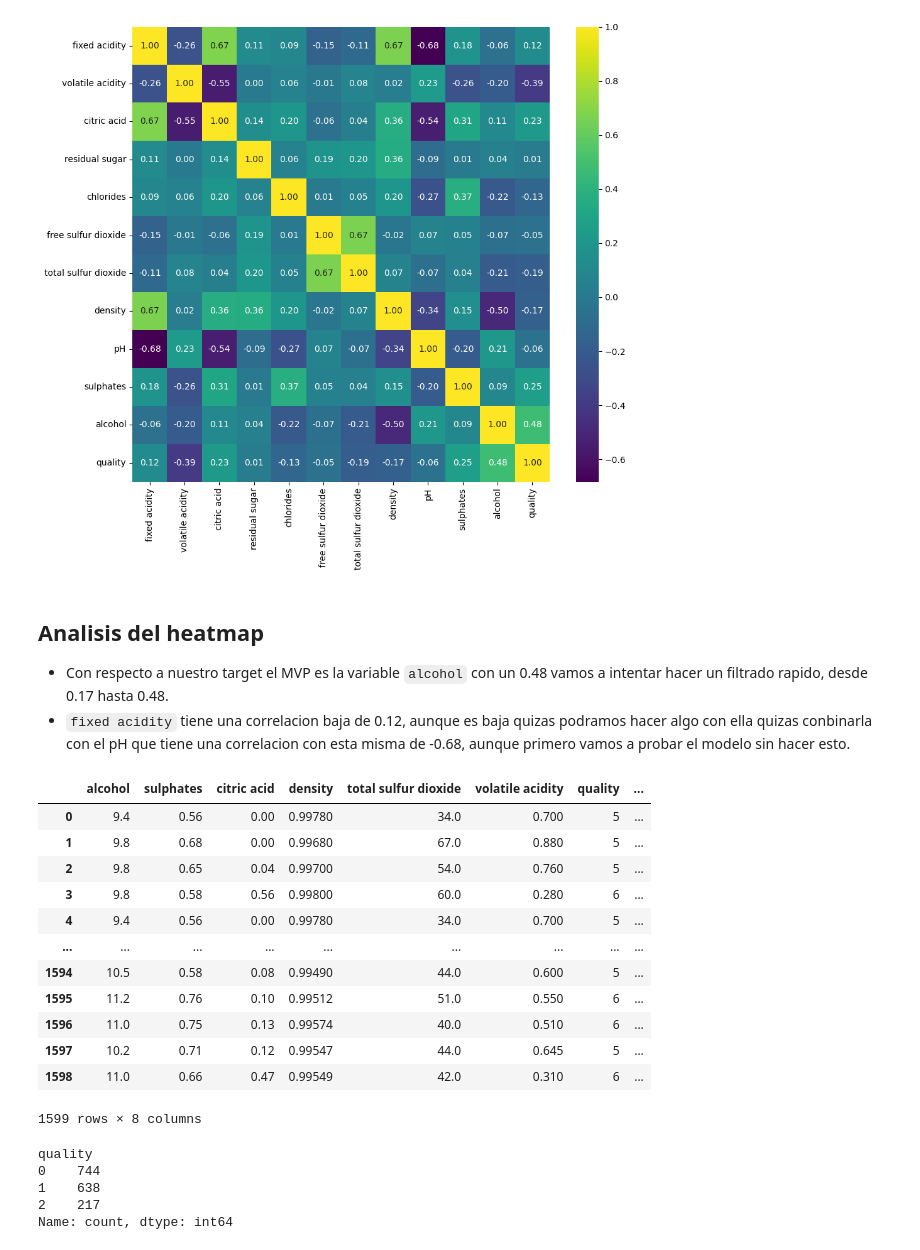
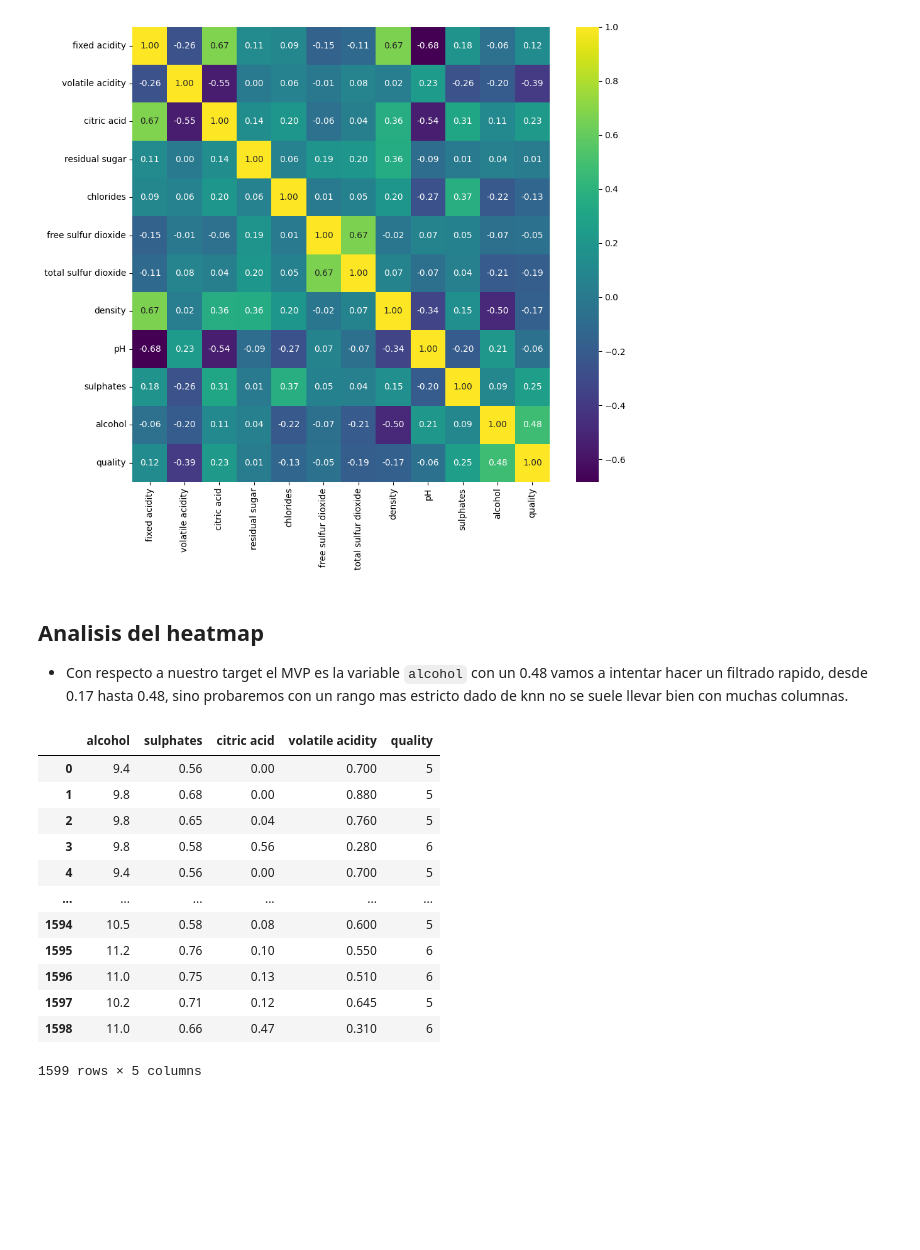
Before and after one commit to 4GeeksAcademy/andrupax94-intro-ml, a Jupyter notebook: src/08-k-nearest-neighbours-winequality-red.ipynb, the cells around one changed output. Saved outputs shown, nothing was run; the diff lists cells and outputs as text; code cells hidden in the pictures; blank space fills up the shorter version.

```diff
--- a/src/08-k-nearest-neighbours-winequality-red.ipynb
+++ b/src/08-k-nearest-neighbours-winequality-red.ipynb
@@ -121,48 +126,28 @@ plt.show()
 [figure]
 # %% [markdown]
 ## Analisis del heatmap
-* Con respecto a nuestro target el MVP es la variable `alcohol` con un 0.48 vamos a intentar hacer un filtrado rapido, desde 0.17 hasta 0.48.
-* `fixed acidity` tiene una correlacion baja de 0.12, aunque es baja quizas podramos hacer algo con ella quizas conbinarla con el pH que tiene una correlacion con esta misma de -0.68, aunque primero vamos a probar el modelo sin hacer esto.
+* Con respecto a nuestro target el MVP es la variable `alcohol` con un 0.48 vamos a intentar hacer un filtrado rapido, desde 0.17 hasta 0.48, sino probaremos con un rango mas estricto dado de knn no se suele llevar bien con muchas columnas.
-# %%
-# Como dijimos vamos a combinar fixed acidity con el pH vamos a intentar hacer dos cosas multiplicarlos y dividirlos entre si a ver cual nos arroja mejor resultado.
-df['acid_ph_ratio'] = df['fixed acidity'] / df['pH']
-df['acid_interaction'] = df['fixed acidity'] * df['pH']
-target = df.pop('quality')
-df['quality'] = target
 # %%
 #Hacemos el filtrado rapido con "between"
 correlaciones = df.corr()['quality'].sort_values(ascending = False)
-correlaciones = correlaciones[correlaciones.abs().between(0.16, 0.49)]
+# correlaciones = correlaciones[correlaciones.abs().between(0.17, 0.49)] # Comentado porque el rango 0.17-0.49 no arrojaba buenos resultados
+correlaciones = correlaciones[correlaciones.abs().between(0.22, 0.49)]
 df_corr = pd.concat([df[correlaciones.index], df['quality']], axis = 1)
-df_corr["acid_interaction"]=df["acid_interaction"]
 df_corr
 # %% [output]
-|  | alcohol | sulphates | citric acid | density | total sulfur dioxide | volatile acidity | quality | ... |
-| 0 | 9.4 | 0.56 | 0.00 | 0.99780 | 34.0 | 0.700 | 5 | ... |
-| 1 | 9.8 | 0.68 | 0.00 | 0.99680 | 67.0 | 0.880 | 5 | ... |
-| 2 | 9.8 | 0.65 | 0.04 | 0.99700 | 54.0 | 0.760 | 5 | ... |
-| 3 | 9.8 | 0.58 | 0.56 | 0.99800 | 60.0 | 0.280 | 6 | ... |
-| 4 | 9.4 | 0.56 | 0.00 | 0.99780 | 34.0 | 0.700 | 5 | ... |
-| ... | ... | ... | ... | ... | ... | ... | ... | ... |
-| 1594 | 10.5 | 0.58 | 0.08 | 0.99490 | 44.0 | 0.600 | 5 | ... |
-| 1595 | 11.2 | 0.76 | 0.10 | 0.99512 | 51.0 | 0.550 | 6 | ... |
-| 1596 | 11.0 | 0.75 | 0.13 | 0.99574 | 40.0 | 0.510 | 6 | ... |
-| 1597 | 10.2 | 0.71 | 0.12 | 0.99547 | 44.0 | 0.645 | 5 | ... |
-| 1598 | 11.0 | 0.66 | 0.47 | 0.99549 | 42.0 | 0.310 | 6 | ... |
+|  | alcohol | sulphates | citric acid | volatile acidity | quality |
+| 0 | 9.4 | 0.56 | 0.00 | 0.700 | 5 |
+| 1 | 9.8 | 0.68 | 0.00 | 0.880 | 5 |
+| 2 | 9.8 | 0.65 | 0.04 | 0.760 | 5 |
+| 3 | 9.8 | 0.58 | 0.56 | 0.280 | 6 |
+| 4 | 9.4 | 0.56 | 0.00 | 0.700 | 5 |
+| ... | ... | ... | ... | ... | ... |
+| 1594 | 10.5 | 0.58 | 0.08 | 0.600 | 5 |
+| 1595 | 11.2 | 0.76 | 0.10 | 0.550 | 6 |
+| 1596 | 11.0 | 0.75 | 0.13 | 0.510 | 6 |
+| 1597 | 10.2 | 0.71 | 0.12 | 0.645 | 5 |
+| 1598 | 11.0 | 0.66 | 0.47 | 0.310 | 6 |
-1599 rows × 8 columns
+1599 rows × 5 columns
-# %%
-# no nos olvidemos que nos piden una prediccion entre 3 opciones calidad baja, media y alta por lo que vamos a intentar agruparlos inteligentemente para tener un support decente
-# en las tres categorias.
-# Le estamos diciendo que 0 va a estar entre 0-5, 1 va a ser 6, y 3 va a estar entre 7 y 10.
-df_corr['quality'] = pd.cut(df['quality'], bins=[0, 5, 6, 10], labels=[0, 1, 2])
-df_corr['quality'].value_counts()
-# Por cierto hacemos esto despues del heatmap porque para el mismo nos viene mejor los datos originales (calidad 3, 4, 5, 6, 7, 8), ya que argupando perdemos sensibilidad.
-# %% [output]
-quality
-0    744
-1    638
-2    217
-Name: count, dtype: int64
 # %%
 #Separamos nuestro dataframe en X e y
 X = df_corr.drop('quality',axis = 1)
```
Also changed, not shown: parts of 29 cells of this notebook.
